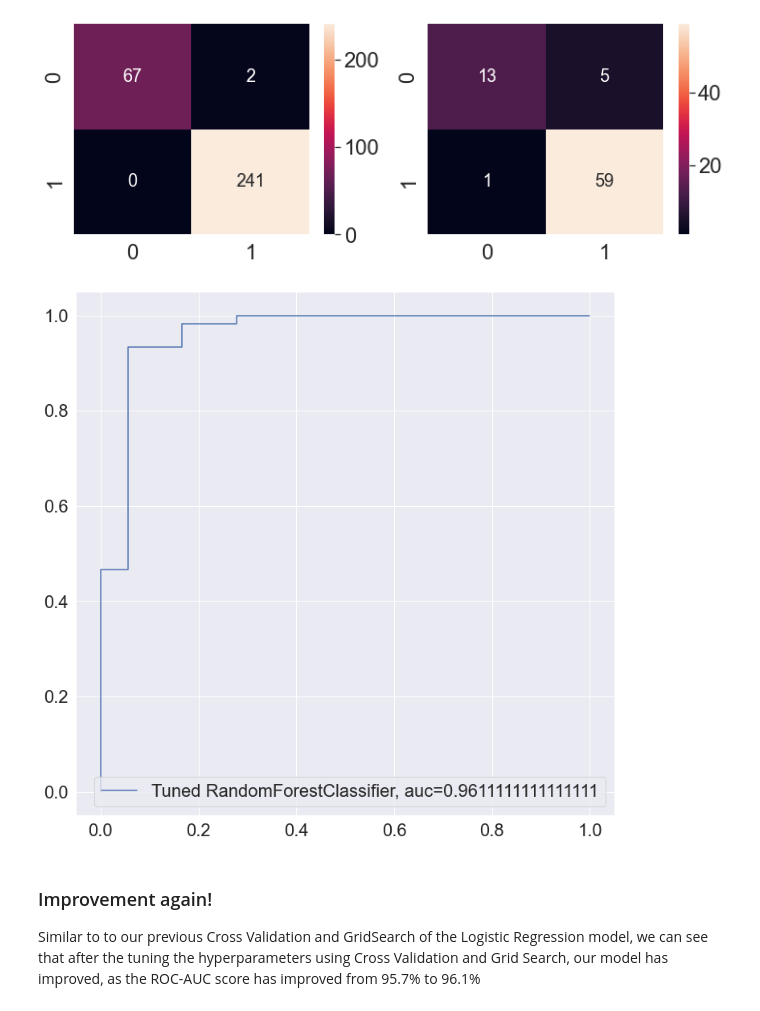
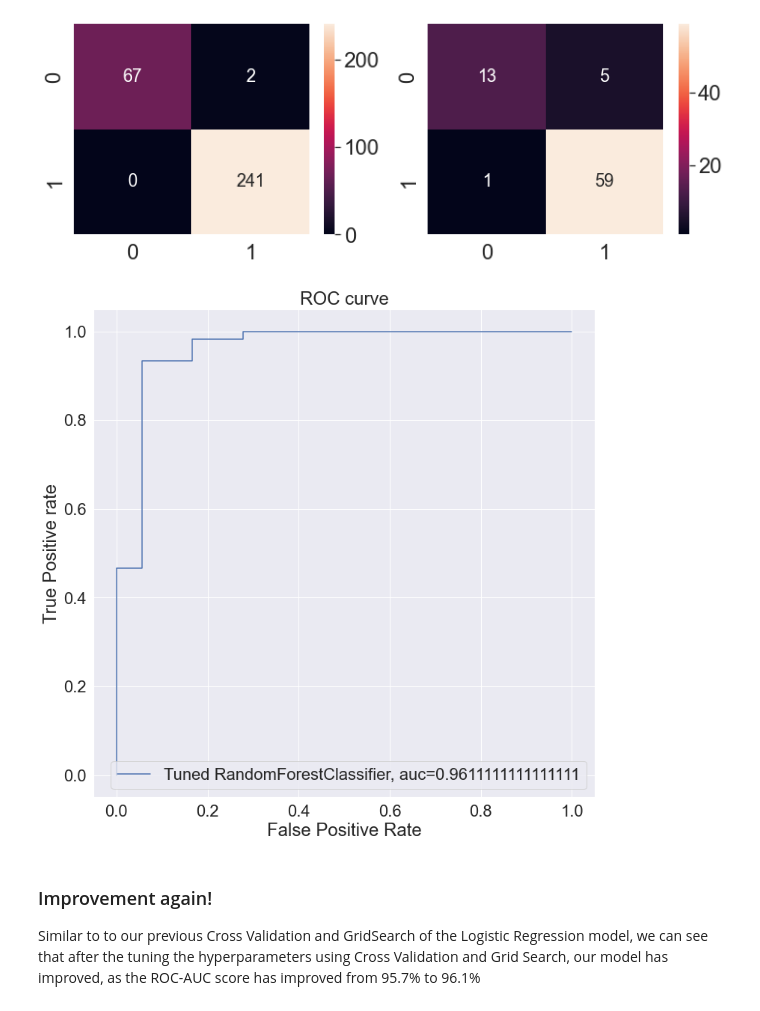
Before and after one commit to DanielxDante/restaurant-conundrum, a Jupyter notebook: Modelling branch.ipynb, the cells around one changed output. Drawn from its saved outputs; the diff is of its cells as text; code cells hidden in the pictures.

```diff
--- a/Modelling branch.ipynb
+++ b/Modelling branch.ipynb
@@ -629,14 +638,17 @@ True Positive Rate              : 0.9833333333333333
 # %%
 y_pred_proba_forest = forest.predict_proba(X_test_forest)[::,1]
 fpr, tpr, _ = metrics.roc_curve(y_test_forest, y_pred_proba_forest)
 auc = metrics.roc_auc_score(y_test_forest, y_pred_proba_forest)
 
 plt.figure(figsize = (12, 12))
 plt.plot(fpr,tpr,label="Tuned RandomForestClassifier, auc="+str(auc))
 plt.legend(loc=4)
+plt.title('ROC curve')
+plt.xlabel('False Positive Rate')
+plt.ylabel('True Positive rate')
 plt.show()
 # %% [output]
-[figure, old version]
+[figure, new version]
 # %% [markdown]
 ### Improvement again!
 Similar to to our previous Cross Validation and GridSearch of the Logistic Regression model, we can see that after the tuning the hyperparameters using Cross Validation and Grid Search, our model has improved, as the ROC-AUC score has improved from 95.7% to 96.1%
```
Also changed, not shown: parts of 3 cells of this notebook.
